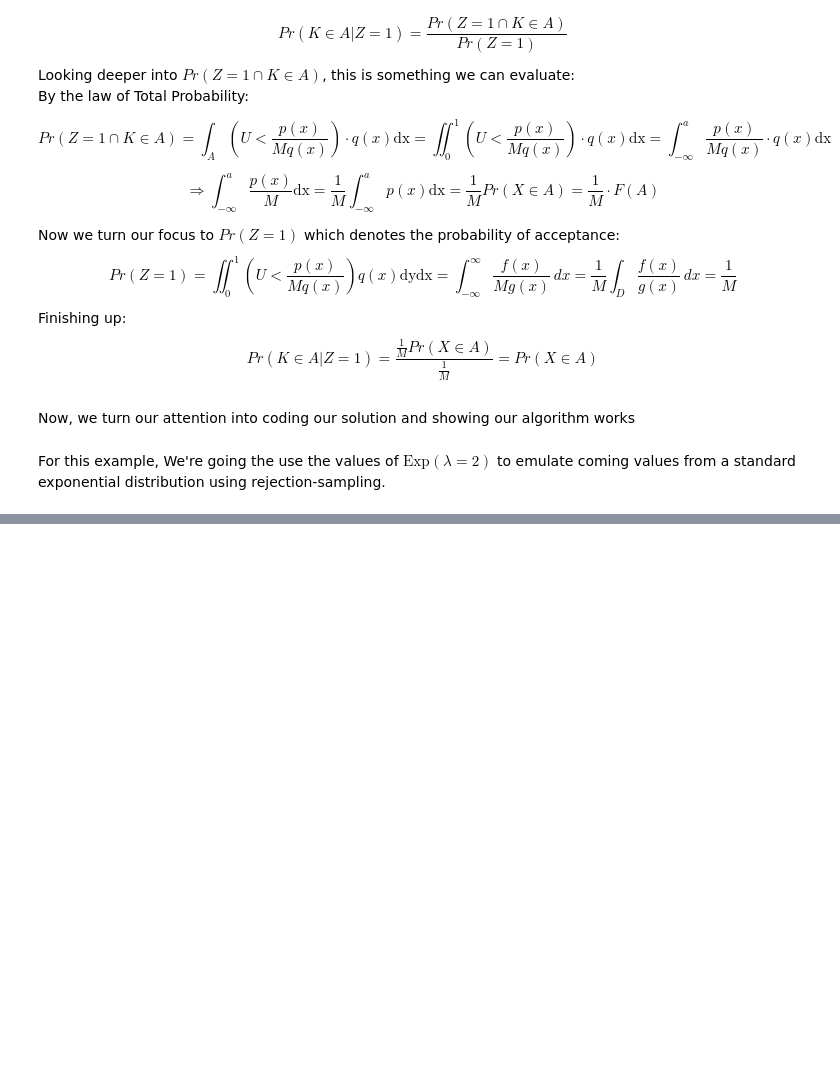
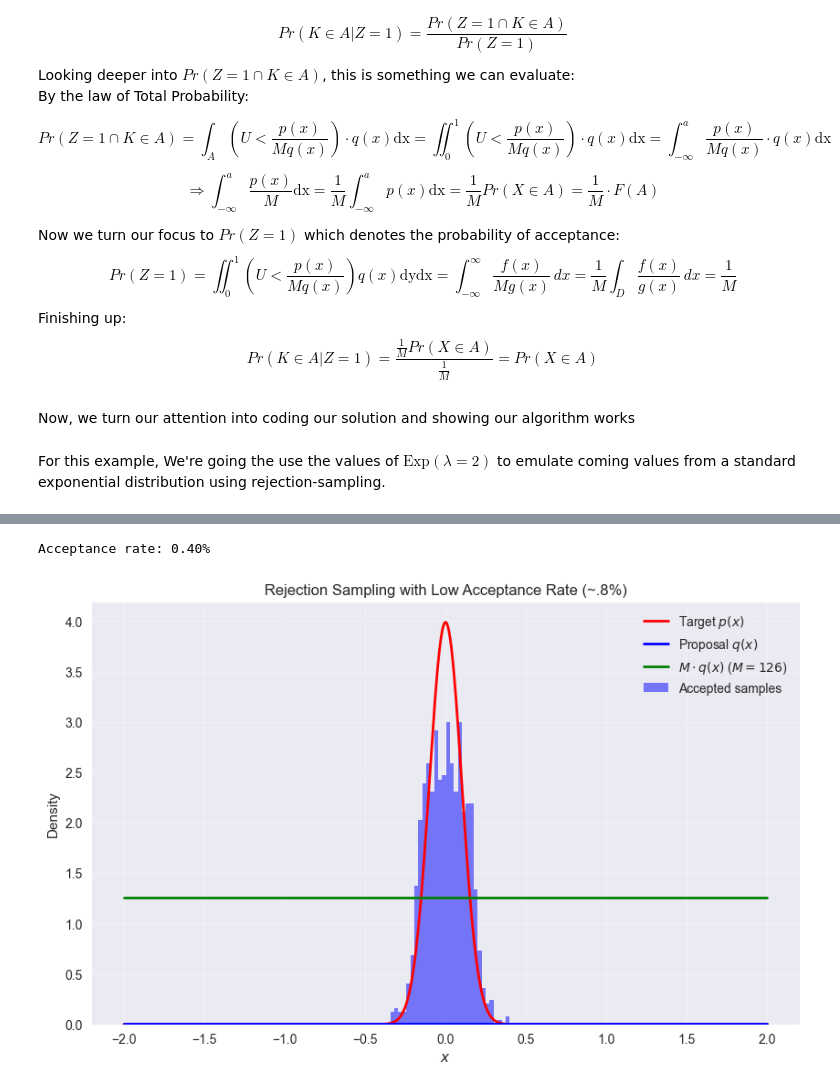
Before and after one commit to zunzun08/An-Introduction-to-Metropolis-Hastings-Algorithm-and-Overlay, a Jupyter notebook: 02-12-2025 Rejection sampling.ipynb, the cells around one changed output, grey strips where cells are left out. Cells and saved outputs as stored; diff of their text form; code cells hidden in the pictures; blank space fills up the shorter version.

```diff
--- a/02-12-2025 Rejection sampling.ipynb
+++ b/02-12-2025 Rejection sampling.ipynb
@@ -160,0 +162,60 @@ plt.show()
+# %%
+import numpy as np
+import matplotlib.pyplot as plt
+from scipy.stats import norm, uniform
+
+# Target distribution: Narrow Gaussian (mean=0, std=0.1)
+def p(x):
+    return norm.pdf(x, loc=0, scale=0.1)
+
+# Proposal distribution: Uniform [-50, 50]
+def q(x):
+    return uniform.pdf(x, loc=-50, scale=100)  # PDF of uniform [-50, 50]
+
+# Scaling constant (M = 126)
+M = 126
+
+# Rejection sampling
+def rejection_sampling(num_samples):
+    samples = []
+    num_proposals = 0
+    while len(samples) < num_samples:
+        x = np.random.uniform(-50, 50)  # Sample from q(x)
+        u = np.random.uniform(0, 1)
+        num_proposals += 1
+        if u < p(x) / (M * q(x)):
+            samples.append(x)
+    acceptance_rate = len(samples) / num_proposals
+    print(f"Acceptance rate: {acceptance_rate:.2%}")
+    return samples
+
+# Generate samples
+samples = rejection_sampling(1000)
+
+
+# Plotting
+x_vals = np.linspace(-2, 2, 1000)  # Zoom near the target
+plt.figure(figsize=(10, 6))
+
+# Plot target distribution p(x)
+plt.plot(x_vals, p(x_vals), 'r-', lw=2, label="Target $p(x)$")
+plt.plot(x_vals, q(x_vals), 'b', lw=2, label=f"Proposal $q(x)$")
+
+# Plot scaled proposal distribution M * q(x)
+plt.plot(x_vals, M * q(x_vals), 'g', lw=2, label=f"$M \cdot q(x)$ ($M={M}$)")
+
+# Plot histogram of accepted samples
+plt.hist(samples, bins=30, density=True, alpha=0.5, color='blue', label="Accepted samples")
+
+
+
+# Add legend and labels
+plt.legend()
+plt.xlabel("$x$")
+plt.ylabel("Density")
+plt.title("Rejection Sampling with Low Acceptance Rate (~.8%)")
+plt.grid(True, alpha=0.3)
+plt.show()
+# %% [output]
+Acceptance rate: 0.40%
+[figure, added]
```
Also changed, not shown: parts of 1 cell of this notebook, 15 other files.
